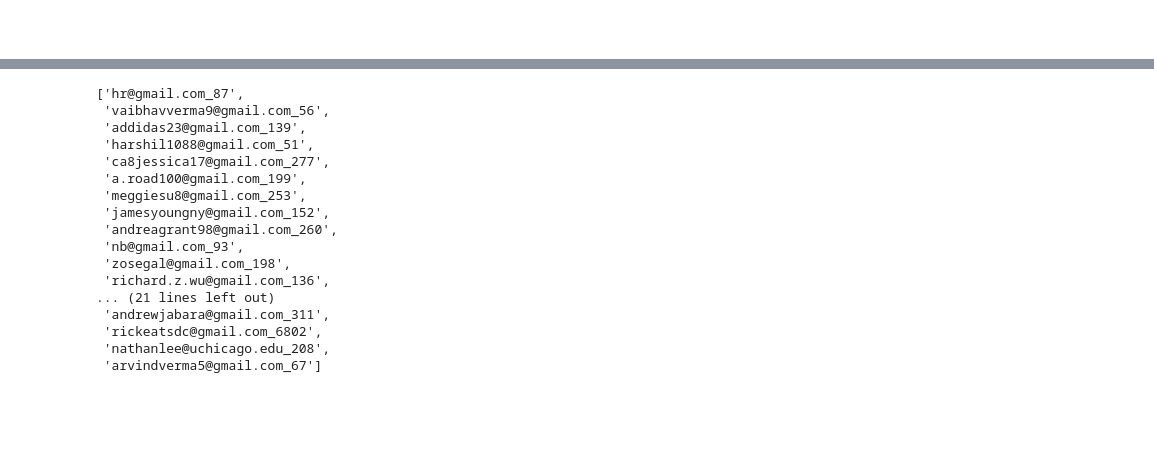
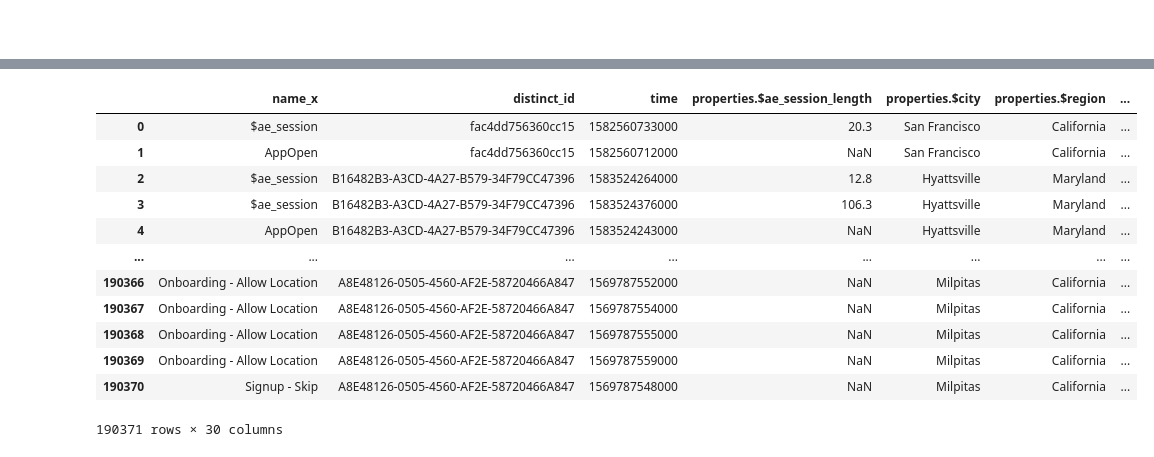
Before and after one commit to prkrishnan1/Simmer_DSS_SP20_Project_1, a Jupyter notebook: EDA.ipynb, the cells around one changed output, grey strips where cells are left out. Saved outputs shown, nothing was run; the diff lists cells and outputs as text; code cells hidden in the pictures; blank space fills up the shorter version.

Commit message:
cleaned dataset

```diff
--- a/EDA.ipynb
+++ b/EDA.ipynb
@@ -228,3 +126 @@ CB8C65DE-038B-479C-960B-87772D423FF9       31
 Name: distinct_id, Length: 971, dtype: int64
-# %%
-peopleDF = pd.read_csv('People_Sample.csv')
@@ -247,20 +126,0 @@ peopleDF
-# %%
-[name for name in peopleDF['distinct_id'] if '@' in name]
-# %% [output]
-['hr@gmail.com_87',
- 'vaibhavverma9@gmail.com_56',
- 'addidas23@gmail.com_139',
- 'harshil1088@gmail.com_51',
- 'ca8jessica17@gmail.com_277',
- 'a.road100@gmail.com_199',
- 'meggiesu8@gmail.com_253',
- 'jamesyoungny@gmail.com_152',
- 'andreagrant98@gmail.com_260',
- 'nb@gmail.com_93',
- 'zosegal@gmail.com_198',
- 'richard.z.wu@gmail.com_136',
-... (21 lines left out)
- 'andrewjabara@gmail.com_311',
- 'rickeatsdc@gmail.com_6802',
- 'nathanlee@uchicago.edu_208',
- 'arvindverma5@gmail.com_67']
@@ -266,0 +135,16 @@ peopleDF
+# %%
+def clean_people(people_data, features):
+    people_data = filter_nan(people_data, 0.5)
+    people_data = people_data.loc[:, features]
+    people_data.rename(columns=lambda x: re.sub('properties.|\$','',x), inplace=True)
+    people_data.rename(columns={'Name' : 'name', 'AuthProvider' : 'auth_provider'}, inplace=True)
+    people_data['name'].fillna('Unknown', inplace=True)
+    people_data['city'].fillna('Unknown', inplace=True)
+    people_data['region'].fillna('Unknown', inplace=True)
+    people_data['auth_provider'].fillna('Unknown', inplace=True)
+    people_data['ae_first_app_open_date'] = pd.to_datetime(people_data['ae_first_app_open_date'])
+    people_data['last_seen'] = pd.to_datetime(people_data['last_seen'])
+    #add a column for time between first and last session
+    people_data['active_timespan'] = people_data['last_seen'] - people_data['ae_first_app_open_date']
+    people_data['average_session_time'] = people_data['ae_total_app_session_length']/people_data['ae_total_app_sessions']
+    return people_data
@@ -266,0 +154,38 @@ peopleDF
+# %%
+selected_people_features = ['distinct_id',
+'properties.$ae_total_app_session_length',
+'properties.Name',
+'properties.$region',
+'properties.$country_code',
+'properties.$city',
+'properties.AuthProvider',
+'properties.$ae_total_app_sessions',
+'properties.$timezone',
+'properties.$last_seen',
+'properties.$ios_app_version',
+'properties.$ios_version',
+'properties.$ios_device_model',
+'properties.$ios_lib_version',
+'properties.$ae_first_app_open_date'
+]
+# %%
+people_cleaned = clean_people(peopleDF, selected_people_features)
+people_cleaned.drop('region', axis=1, inplace=True)
+people_cleaned.drop('city', axis=1, inplace=True)
+# %%
+people_events = past7Months.merge(people_cleaned, how='left', on='distinct_id')
+people_events
+# %% [output]
+|  | name_x | distinct_id | time | properties.$ae_session_length | properties.$city | properties.$region | ... |
+| 0 | $ae_session | fac4dd756360cc15 | 1582560733000 | 20.3 | San Francisco | California | ... |
+| 1 | AppOpen | fac4dd756360cc15 | 1582560712000 | NaN | San Francisco | California | ... |
+| 2 | $ae_session | B16482B3-A3CD-4A27-B579-34F79CC47396 | 1583524264000 | 12.8 | Hyattsville | Maryland | ... |
+| 3 | $ae_session | B16482B3-A3CD-4A27-B579-34F79CC47396 | 1583524376000 | 106.3 | Hyattsville | Maryland | ... |
+| 4 | AppOpen | B16482B3-A3CD-4A27-B579-34F79CC47396 | 1583524243000 | NaN | Hyattsville | Maryland | ... |
+| ... | ... | ... | ... | ... | ... | ... | ... |
+| 190366 | Onboarding - Allow Location | A8E48126-0505-4560-AF2E-58720466A847 | 1569787552000 | NaN | Milpitas | California | ... |
+| 190367 | Onboarding - Allow Location | A8E48126-0505-4560-AF2E-58720466A847 | 1569787554000 | NaN | Milpitas | California | ... |
+| 190368 | Onboarding - Allow Location | A8E48126-0505-4560-AF2E-58720466A847 | 1569787555000 | NaN | Milpitas | California | ... |
+| 190369 | Onboarding - Allow Location | A8E48126-0505-4560-AF2E-58720466A847 | 1569787559000 | NaN | Milpitas | California | ... |
+| 190370 | Signup - Skip | A8E48126-0505-4560-AF2E-58720466A847 | 1569787548000 | NaN | Milpitas | California | ... |
+190371 rows × 30 columns
```
Also changed, not shown: parts of 53 cells of this notebook, 1 other file.
